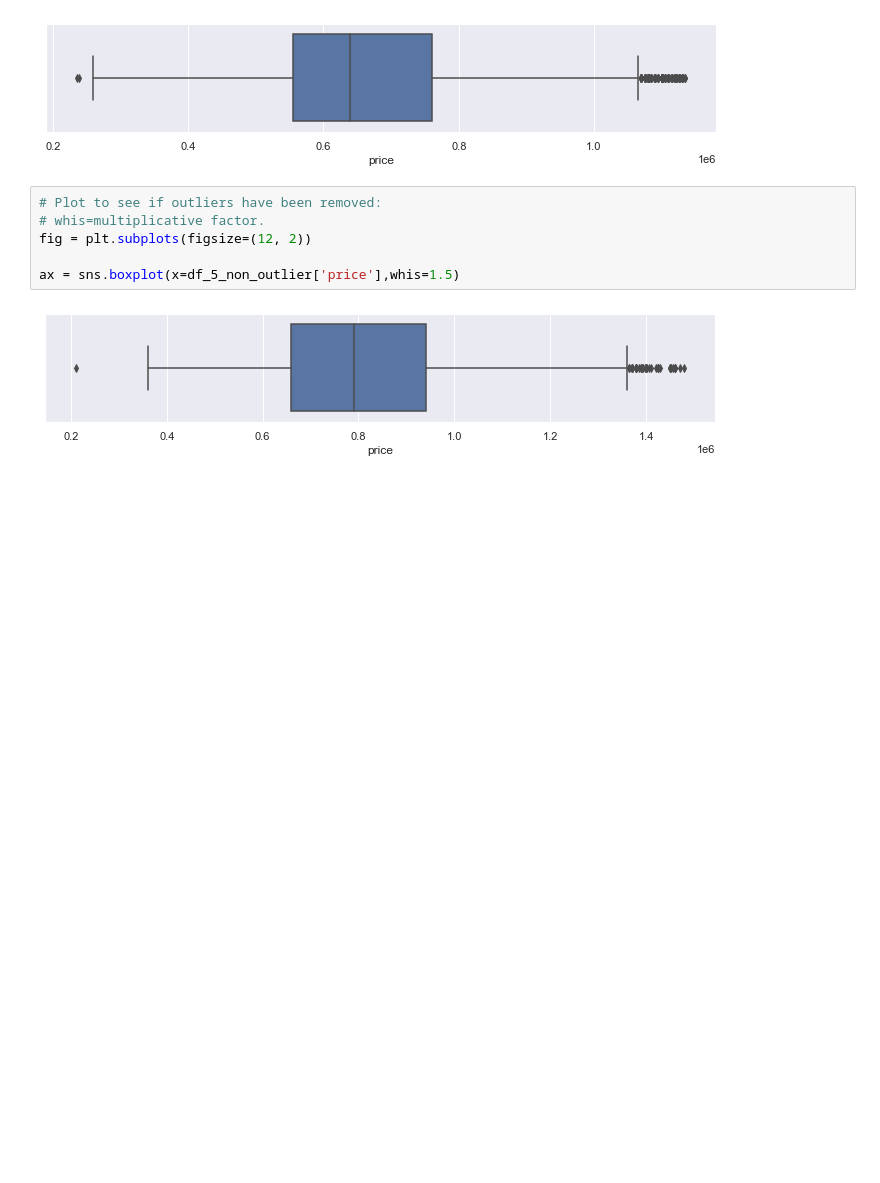
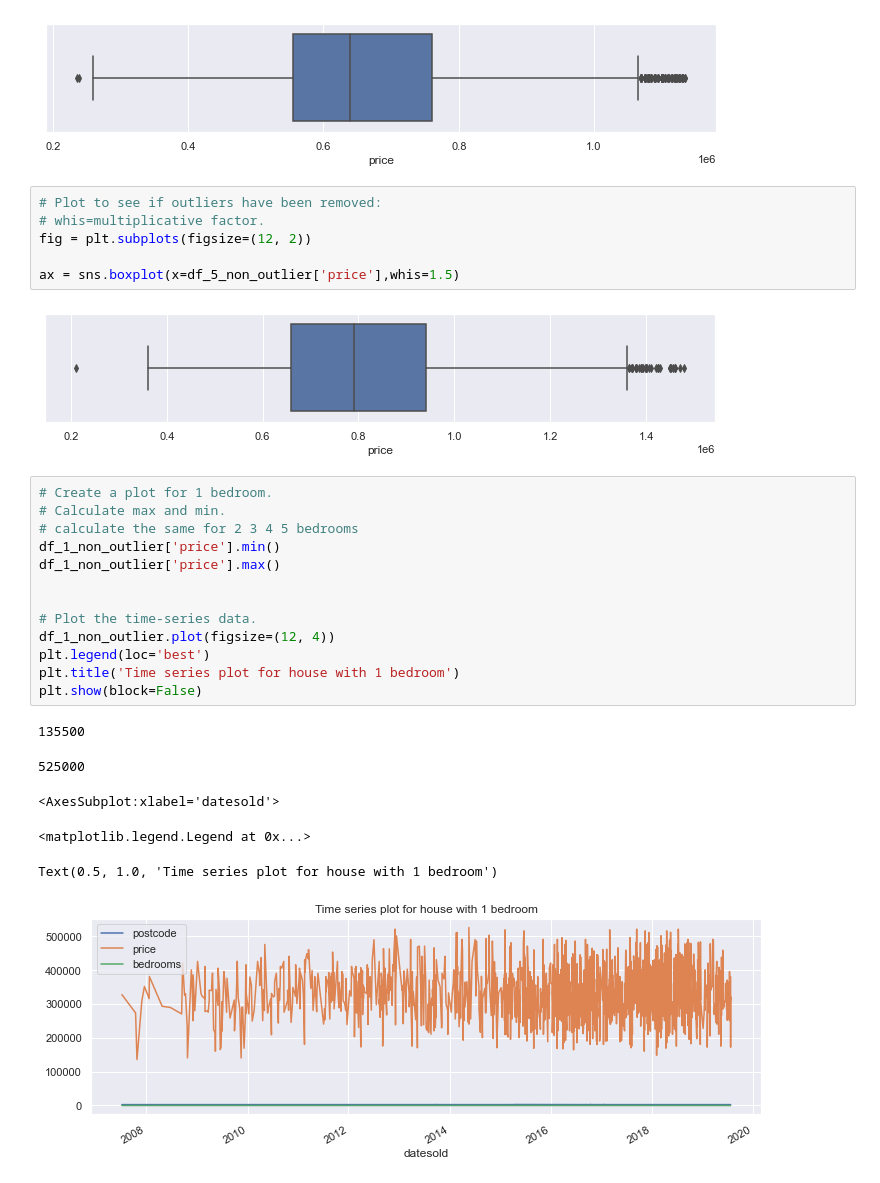
Before and after one commit to donata-p/project-to-build-family-homes, a Jupyter notebook: Preparing quantitative data_build_houses.ipynb, the cells around one changed output. Saved outputs shown, nothing was run; the diff lists cells and outputs as text; blank space fills up the shorter version.

Commit message:
Time-series forecasting

```diff
--- a/Preparing quantitative data_build_houses.ipynb
+++ b/Preparing quantitative data_build_houses.ipynb
@@ -356,3 +356,23 @@ fig = plt.subplots(figsize=(12, 2))
 ax = sns.boxplot(x=df_5_non_outlier['price'],whis=1.5)
 # %% [output]
 [figure]
+# %%
+# Create a plot for 1 bedroom.
+# Calculate max and min.
+# calculate the same for 2 3 4 5 bedrooms
+df_1_non_outlier['price'].min()
+df_1_non_outlier['price'].max()
+
+
+# Plot the time-series data.
+df_1_non_outlier.plot(figsize=(12, 4))
+plt.legend(loc='best')
+plt.title('Time series plot for house with 1 bedroom')
+plt.show(block=False)
+# %% [output]
+135500
+525000
+<AxesSubplot:xlabel='datesold'>
+<matplotlib.legend.Legend at 0x...>
+Text(0.5, 1.0, 'Time series plot for house with 1 bedroom')
+[figure, added]
```
Also changed, not shown: parts of 7 cells of this notebook.
